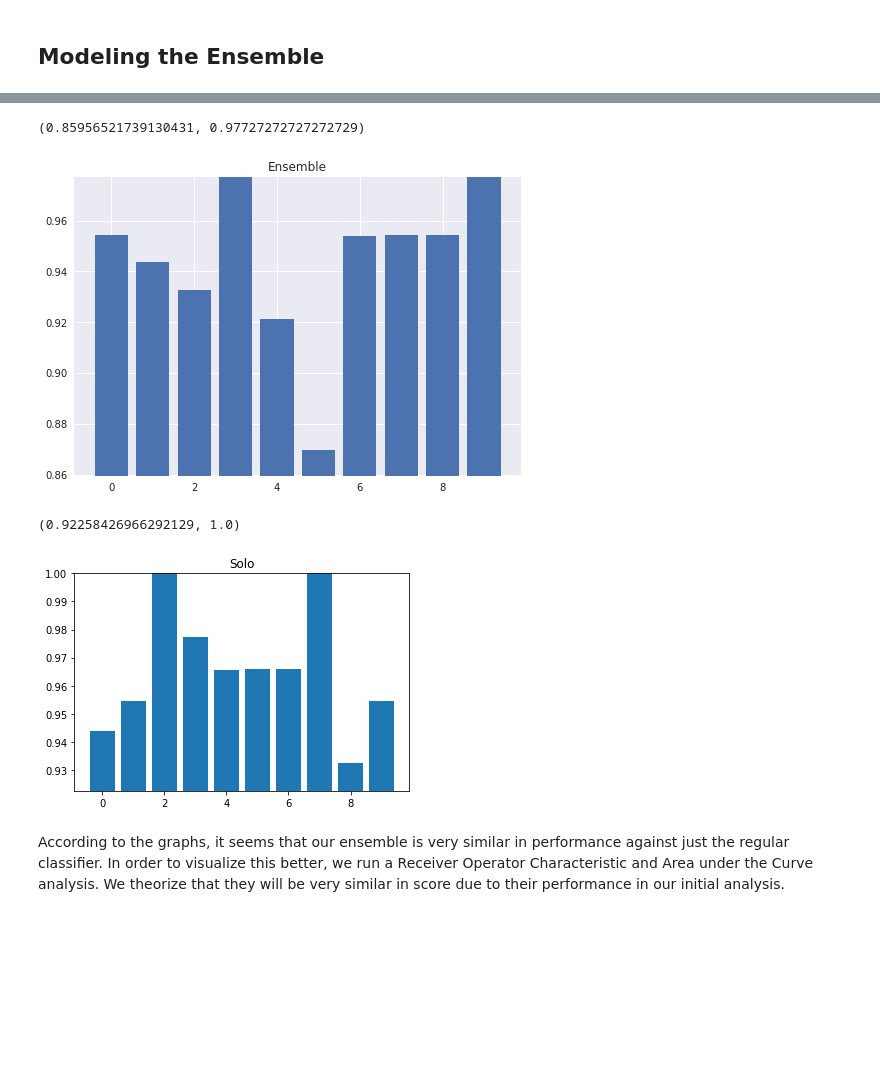
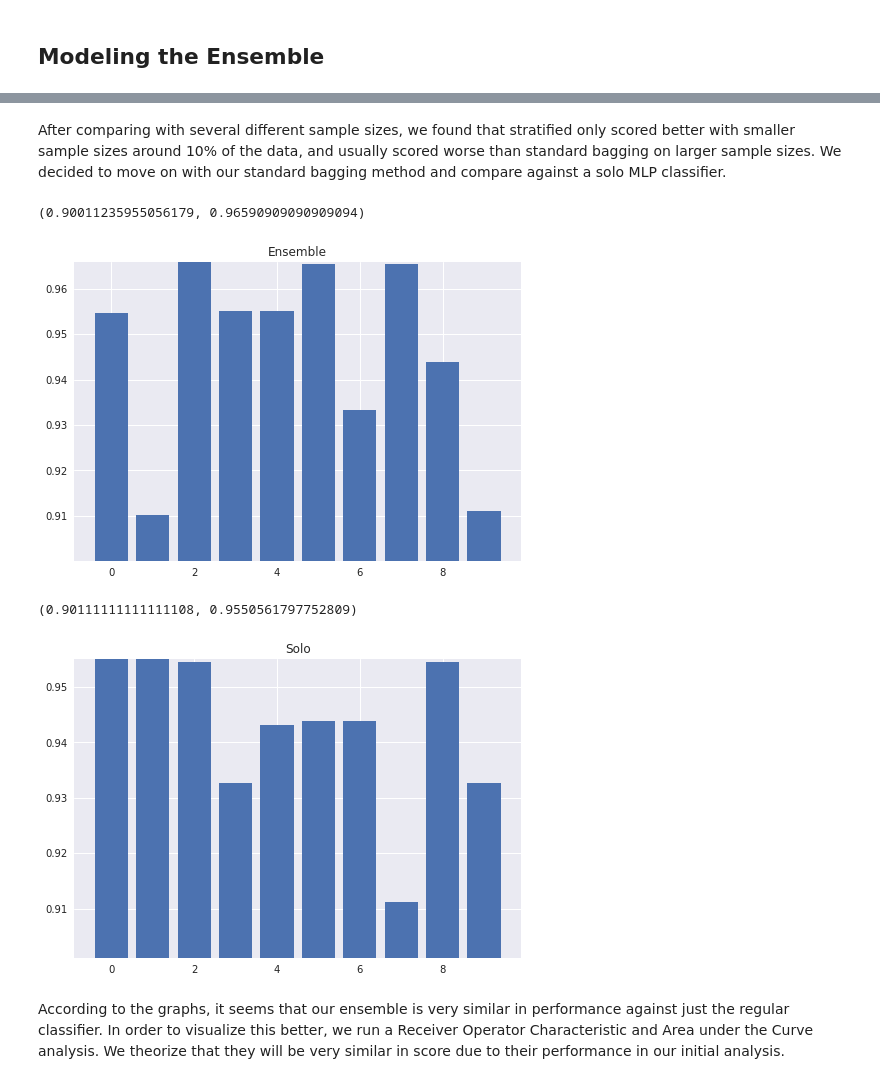
Before and after one commit to LukeWood/LightningMcQueenClassification, a Jupyter notebook: Lab6-Main.ipynb, the cells around one changed output, grey strips where cells are left out. Drawn from its saved outputs; the diff is of its cells as text; code cells hidden in the pictures; blank space fills up the shorter version.

```diff
--- a/Lab6-Main.ipynb
+++ b/Lab6-Main.ipynb
@@ -193,7 +178,7 @@ class MLPEnsemble(BaseEstimator, ClassifierMixin):
                     n_class_samples = int(n_samples * np.bincount(y)[cls] / len(y))
                     indices = np.random.choice(np.where(y == cls)[0], n_class_samples)
                     X_ = np.concatenate((X_, X[indices]), axis=0)
-                    y_ = np.concatenate((y_, y[indices].reshape(len(indices),1)), axis=0)
+                    y_ = np.append(y_, y[indices])
 
             else:
                 # get random sample with replacement
@@ -213,5 +198,3 @@ class MLPEnsemble(BaseEstimator, ClassifierMixin):
             for clf in self.classifiers_])
         avg_proba = np.average(probas, axis=0)
         return avg_proba
-
-mlpen = MLPEnsemble(n_classifiers=5, n_samples=1)
@@ -219,0 +203,24 @@ After building the ensemble, we compare scores against just individually running
+# %%
+mlp_en = MLPEnsemble(n_classifiers=5, n_samples=0.1, stratified=False)
+mlp_en_strat = MLPEnsemble(n_classifiers=5, n_samples=0.1, stratified=True)
+
+cv = StratifiedShuffleSplit(n_splits=10, test_size=0.05)
+my_scorer = make_scorer(weighted_recall_score, weight_matrix=weights)
+
+mlp_en_scores = []
+mlp_en_strat_scores = []
+
+for train_index, test_index in cv.split(X, y):
+    X_train, X_test = X[train_index], X[test_index]
+    y_train, y_test = y[train_index], y[test_index]
+
+    mlp_en.fit(X_train, y_train)
+    y_hat = mlp_en.predict(X_test)
+    mlp_en_scores.append(weighted_recall_score(y_test, y_hat, weight_matrix=weights))
+
+    mlp_en_strat.fit(X_train, y_train)
+    y_hat = mlp_en_strat.predict(X_test)
+    mlp_en_strat_scores.append(weighted_recall_score(y_test, y_hat, weight_matrix=weights))
+
+print("Average Bagging Score:",np.average(mlp_en_scores))
+print("Average Stratified Bagging Score:",np.average(mlp_en_strat_scores))
@@ -220,31 +250,26 @@ After building the ensemble, we compare scores against just individually running
+# %% [markdown]
+After comparing with several different sample sizes, we found that stratified only scored better with smaller sample sizes around 10% of the data, and usually scored worse than standard bagging on larger sample sizes. We decided to move on with our standard bagging method and compare against a solo MLP classifier.
 # %%
-def score_wrapper(score_f):
-    def _score(y_true, y_pred, **kwargs):
-        #print(confusion_matrix(y_true, y_pred))
-        return score_f(y_true, y_pred, **kwargs)
-    return _score
+mlp_en = MLPEnsemble(n_classifiers=5, n_samples=1.0, stratified=False)
 
 #select cross validation
 cv = StratifiedShuffleSplit(n_splits=10, test_size=0.05)
 
-#_score = score_wrapper(recall_score)
-#my_scorer = make_scorer(_score, average='micro')
-_score = score_wrapper(weighted_recall_score)
-my_scorer = make_scorer(_score, weight_matrix=weights)
+scorer = make_scorer(weighted_recall_score, weight_matrix=weights)
 
 # run model training and cross validation
-per_fold_eval_criteria = cross_val_score(estimator=mlpen,
+per_fold_eval_criteria = cross_val_score(estimator=mlp_en,
                                     X=X,
                                     y=y,
                                     cv=cv,
                                     scoring=my_scorer
                                    )
 plt.title("Ensemble")
 plt.bar(range(len(per_fold_eval_criteria)),per_fold_eval_criteria)
 plt.ylim([min(per_fold_eval_criteria)-0.01,max(per_fold_eval_criteria)])
 # %% [output]
-(0.85956521739130431, 0.97727272727272729)
+(0.90011235955056179, 0.96590909090909094)
-[figure, old version]
+[figure, new version]
 # %%
 mlp = MLPClassifier()
 # run model training and cross validation
@@ -259,8 +284,8 @@ plt.title("Solo")
 plt.bar(range(len(per_fold_eval_criteria)),per_fold_eval_criteria)
 plt.ylim([min(per_fold_eval_criteria)-0.01,max(per_fold_eval_criteria)])
 # %% [output]
-(0.92258426966292129, 1.0)
+(0.90111111111111108, 0.9550561797752809)
-[figure, old version]
+[figure, new version]
 # %% [markdown]
 According to the graphs, it seems that our ensemble is very similar in performance against just the regular classifier. In order to visualize this better, we run a Receiver Operator Characteristic and Area under the Curve analysis. We theorize that they will be very similar in score due to their performance in our initial analysis.
 # %%
```
Also changed, not shown: parts of 22 cells of this notebook.
